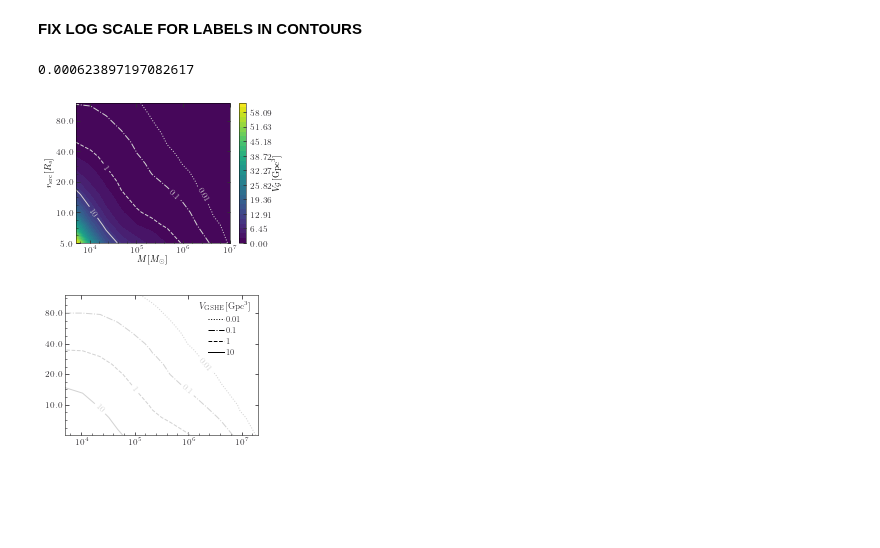
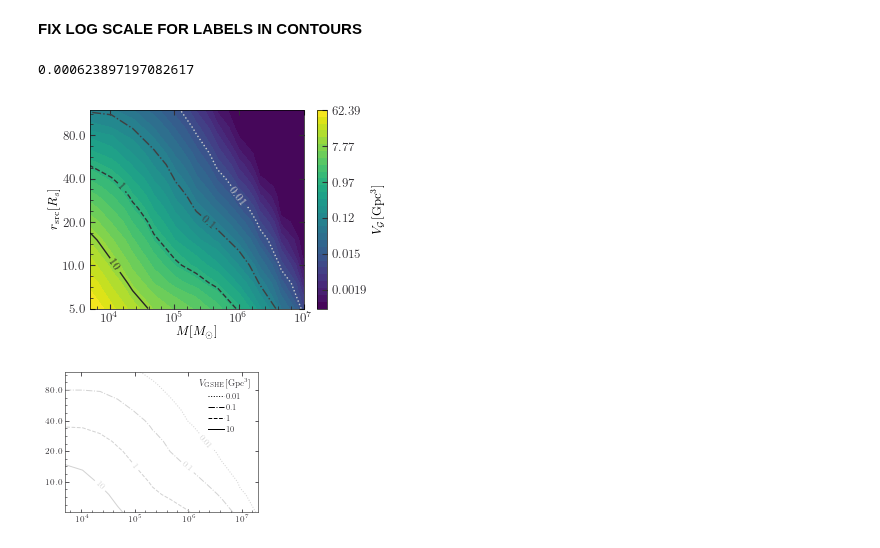
Before and after one commit to Richard-Sti/GSHE_public, a Jupyter notebook: scripts/prospective_constraints.ipynb, the cells around one changed output. Drawn from its saved outputs; the diff is of its cells as text; code cells hidden in the pictures; blank space fills up the shorter version.

Commit message:
improved plot, left data for it

```diff
--- a/scripts/prospective_constraints.ipynb
+++ b/scripts/prospective_constraints.ipynb
@@ -719,18 +701,23 @@ masses = GSHE_CE['M [M_sun]']
 rsrcs = GSHE_CE['r_src (r_s)']
 
 minimum = max(var[var>0].min(),1e-5*var.max())
+var[var<minimum] = minimum
 print(minimum)
-levels = np.linspace(var.min(),var.max(),30)
-# norm=colors.LogNorm(vmin=minimum, vmax=var.max())
+levels = np.geomspace(minimum,var.max(),30) #var.min()
+norm=colors.LogNorm(vmin=minimum, vmax=var.max())
 
 
-con = ax.contourf(np.log10(masses),np.log10(rsrcs),(var),levels)#,rasterized=True)#, norm = LogNorm()) #locator=ticker.LogLocator(),)#,norm=norm)
-c2 = ax.contour(np.log10(masses),np.log10(rsrcs),var,[0.01,0.1,1,10],colors='lightgray',linestyles=[':','-.','--','-'])
+con = ax.contourf(np.log10(masses),np.log10(rsrcs),(var),levels,norm=norm)#,rasterized=True)#, norm = LogNorm()) #locator=ticker.LogLocator(),)#,norm=norm)
+c2 = ax.contour(np.log10(masses),np.log10(rsrcs),var,[0.01,0.1,1,10],
+                colors=[(s,s,s) for s in [0.8,0.25,0.2,0.15]],linestyles=[':','-.','--','-'])
 
 ax.clabel(c2, c2.levels, inline=True, fontsize=8,fmt='%g',use_clabeltext=True,inline_spacing=3)
 
-
-fig.colorbar(con,norm=LogNorm(),extend='max',label=r'$V_{\mathcal{G}} [{\rm Gpc}^3]$')
+# Create the colorbar with ticks
+cbar = fig.colorbar(con, norm=norm, label=r'$V_{\mathcal{G}} [{\rm Gpc}^3]$')
+cbar_ticks = np.geomspace(var.max()*.3e-4,var.max(), num=6)  # Adjust the number of ticks as needed
+cbar.set_ticks(cbar_ticks)
+cbar.set_ticklabels(['%.2f'%tick if tick>=1 else '%.2g'%tick for tick in cbar_ticks])
 
 from matplotlib import ticker
 
@@ -745,35 +732,35 @@ def major_formatter_y(x, pos):
 
 ax.set_yticks(np.log10([5,10,20,40,80]))
 
 ax.xaxis.set_major_formatter(major_formatter_x)
 ax.yaxis.set_major_formatter(major_formatter_y)
 
 ax.set_xlim(np.log10(5e3),np.log10(1.e7)) #CAN'T DO THIS BC THE SCALE IS MESSED UP!
 ax.set_ylim(np.log10(5),np.log10(120))
 
-factor = 1/(8*np.pi*u.Hz*u.Msun*c.G/c.c**3).decompose()
+# factor = 1/(8*np.pi*u.Hz*u.Msun*c.G/c.c**3).decompose()
 
 # ax2 = ax.twiny()
 # ax2.plot(factor/np.log10(masses),0*masses)
 # ax2.set_xlim(factor/np.log10(masses).min(),factor/np.log10(masses).max())
 # ax2.set_xlabel(r'$f_{0}$ [Hz]')
 # ax2.set_xticks([1,0.1,0.01,1e-3])
 # ax2.xaxis.set_major_formatter(major_formatter_x)
 
 # newmasses = np.logspace(3.5,8,100)
 # ax.fill_between(np.log10(newmasses[newmasses>9e6]),np.log10(6),np.log10(12),color='red',alpha=0.5)
 # ax.fill_between(np.log10(newmasses[factor/newmasses>1]),np.log10(1),np.log10(1e3),color='black',alpha=0.2)
 
 # ax.set_xscale('log')
 # ax.set_yscale('log')
 ax.set_xlabel(r'$M [M_\odot]$')
 ax.set_ylabel(r'$r_{\rm src} [R_s]$')
 
 plt.savefig('../plots/GSHE_volume_%s.pdf'%experiment,bbox_inches='tight')
 plt.savefig('../plots/GSHE_volume_%s.png'%experiment,bbox_inches='tight')
 # %% [output]
 0.000623897197082617
-[figure, old version]
+[figure, new version]
 # %%
 fig, ax =  plt.subplots()
 for v,s in zip([0.01,0.1,1,10],[':','-.','--','-']):
```
Also changed, not shown: parts of 23 cells of this notebook, 7 other files.
